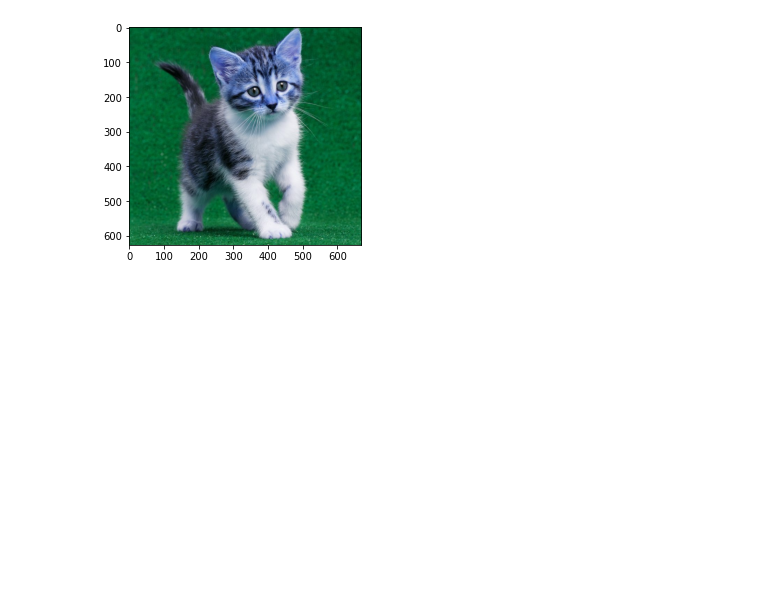
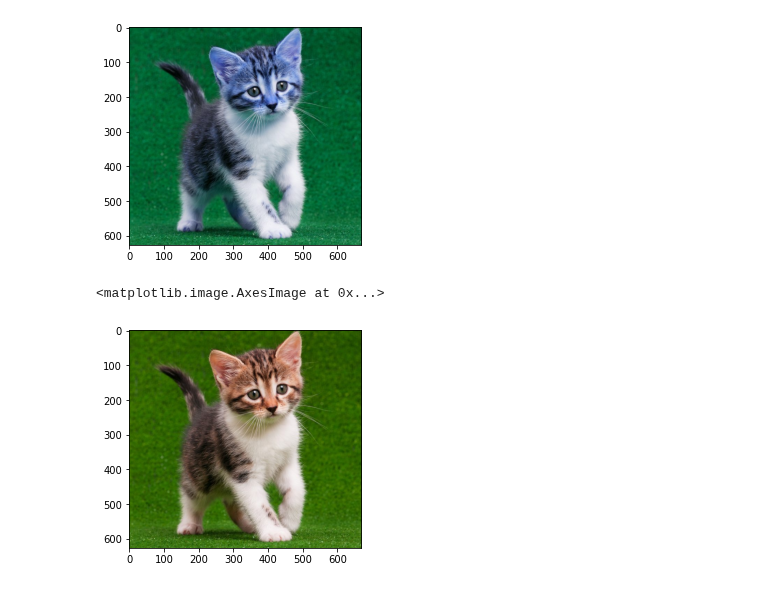
Before and after one commit to navisabdillah/PCVK, a Jupyter notebook: Week2.ipynb, the cells around one changed output. Cells and saved outputs as stored; diff of their text form; code cells hidden in the pictures; blank space fills up the shorter version.

```diff
--- a/Week2.ipynb
+++ b/Week2.ipynb
@@ -18,3 +18,10 @@ plt.imshow(img)
 # %% [output]
 <matplotlib.image.AxesImage at 0x...>
 [figure]
+# %%
+img = img
+img3 = cv.cvtColor(img,cv.COLOR_BGR2RGB)
+plt.imshow(img3)
+# %% [output]
+<matplotlib.image.AxesImage at 0x...>
+[figure, added]
```
